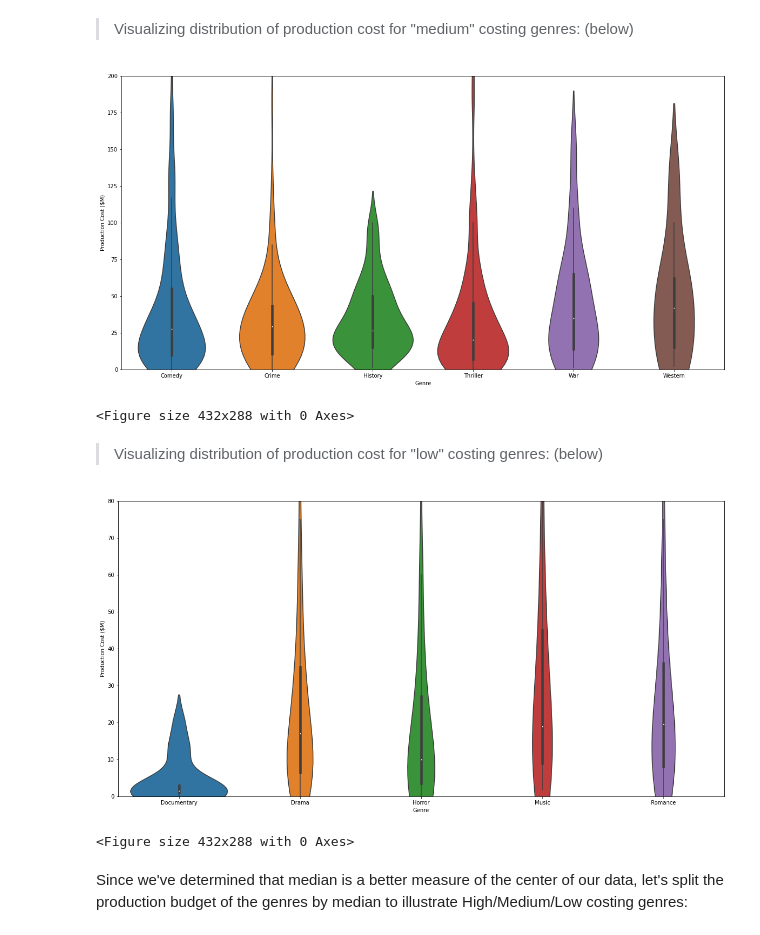
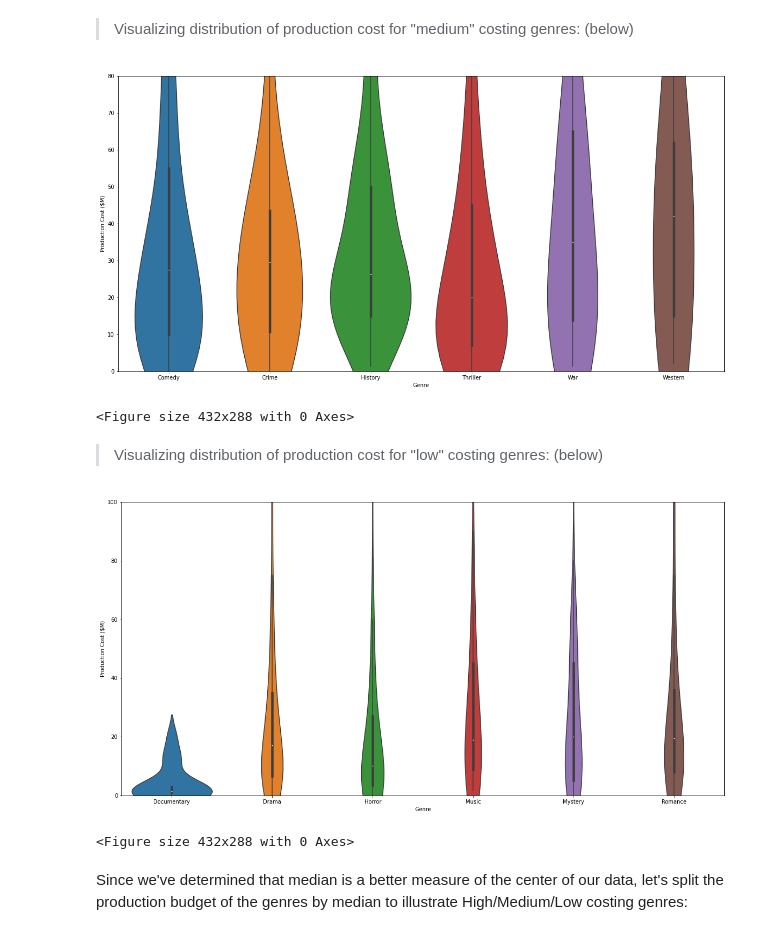
Before and after one commit to dt1086/Phase1_Project, a Jupyter notebook: Microsoft_Film_Data_Analysis.ipynb, the cells around one changed output. Drawn from its saved outputs; the diff is of its cells as text; code cells hidden in the pictures.

```diff
--- a/Microsoft_Film_Data_Analysis.ipynb
+++ b/Microsoft_Film_Data_Analysis.ipynb
@@ -806,29 +820,29 @@ plt.tight_layout();
 # %%
 df_genre_cut = pd.DataFrame(columns = ['Genre', 'production_budget_edited'])
 df_genre_cut = df_genre.loc[(df_genre['Genre'] == 'Western') | (df_genre['Genre'] == 'War')
                            | (df_genre['Genre'] == 'Comedy') | (df_genre['Genre'] == 'Crime')
                            | (df_genre['Genre'] == 'Thriller') | (df_genre['Genre'] == 'History')]
 df_genre_cut
 
 fig, ax = plt.subplots(figsize=(20,10))
 
 p = sns.violinplot(ax = ax, data = df_genre_cut,x = 'Genre', y = 'production_budget_edited',split = True)
 
-p.set(ylim=(0,200))
+p.set(ylim=(0,80))
 
 p.set_ylabel('Production Cost ($M)')
 
 plt.show()
 plt.tight_layout();
 # %% [output]
-[figure, old version]
+[figure, new version]
 <Figure size 432x288 with 0 Axes>
 # %% [markdown]
 >Visualizing distribution of production cost for "low" costing genres: (below)
 # %%
 df_genre_cut = pd.DataFrame(columns = ['Genre', 'production_budget_edited'])
 df_genre_cut = df_genre.loc[(df_genre['Genre'] == 'Music') | (df_genre['Genre'] == 'Romance')
-                           | (df_genre['Genre'] == 'Drama') | (df_genre['Genre'] == 'Myster')
+                           | (df_genre['Genre'] == 'Drama') | (df_genre['Genre'] == 'Mystery')
                            | (df_genre['Genre'] == 'Horror') | (df_genre['Genre'] == 'Documentary')]
 df_genre_cut
 
@@ -836,14 +850,14 @@ fig, ax = plt.subplots(figsize=(20,10))
 
 p = sns.violinplot(ax = ax, data = df_genre_cut,x = 'Genre', y = 'production_budget_edited',split = True)
 
-p.set(ylim=(0,80))
+p.set(ylim=(0,100))
 
 p.set_ylabel('Production Cost ($M)')
 
 plt.show()
 plt.tight_layout();
 # %% [output]
-[figure, old version]
+[figure, new version]
 <Figure size 432x288 with 0 Axes>
 # %% [markdown]
 Since we've determined that median is a better measure of the center of our data, let's split the production budget of the genres by median to illustrate High/Medium/Low costing genres:
```
Also changed, not shown: parts of 13 cells of this notebook.
